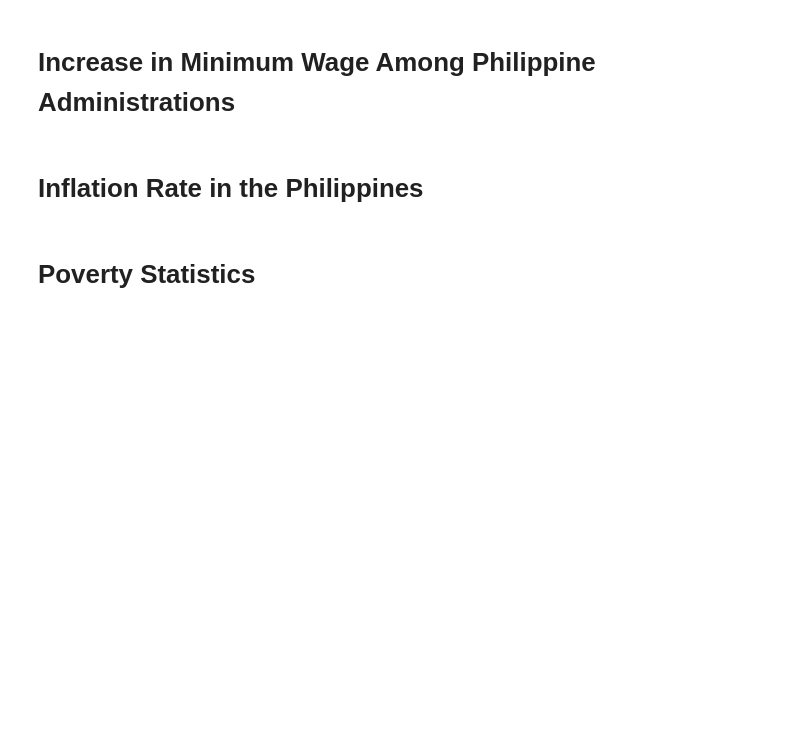
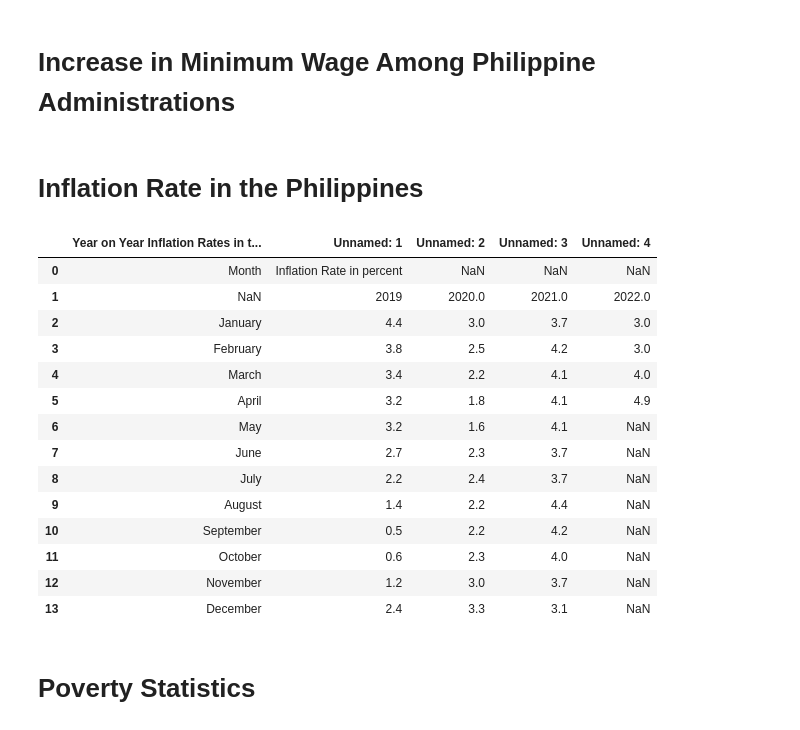
Before and after one commit to kryzlerahne/IT3205_FilipinoDataAlliance, a Jupyter notebook: Codes/The_Future_Pay_Visualizations.ipynb, the cells around one changed output. Saved outputs shown, nothing was run; the diff lists cells and outputs as text; code cells hidden in the pictures; blank space fills up the shorter version.

Commit message:
Added Dataset for Inflation Rate

```diff
--- a/Codes/The_Future_Pay_Visualizations.ipynb
+++ b/Codes/The_Future_Pay_Visualizations.ipynb
@@ -132,10 +132,25 @@ display(df.iloc[:, 0:3])
 # %% [markdown]
 # Inflation Rate in the Philippines
 # %%
-url = 'https://raw.githubusercontent.com/kryzlerahne/IT3205_PhilippineDataAlliance/main/Datasets/Statistical%20Tables%20for%20the%20Summary%20Inflation%20Report%20(2018%3D100)%20for%20All%20Income%20CPI%20for%20April%202022_gc7v2.csv'
-#pd.options.display.max_rows = 9999
-#df = pd.read_csv(url)
-#display(df)
+url = 'https://raw.githubusercontent.com/kryzlerahne/IT3205_PhilippineDataAlliance/main/Datasets/Inflation%20Rates%20in%20PH.csv'
+df = pd.read_csv(url)
+display(df)
+# %% [output]
+|  | Year on Year Inflation Rates in t... | Unnamed: 1 | Unnamed: 2 | Unnamed: 3 | Unnamed: 4 |
+| 0 | Month | Inflation Rate in percent | NaN | NaN | NaN |
+| 1 | NaN | 2019 | 2020.0 | 2021.0 | 2022.0 |
+| 2 | January | 4.4 | 3.0 | 3.7 | 3.0 |
+| 3 | February | 3.8 | 2.5 | 4.2 | 3.0 |
+| 4 | March | 3.4 | 2.2 | 4.1 | 4.0 |
+| 5 | April | 3.2 | 1.8 | 4.1 | 4.9 |
+| 6 | May | 3.2 | 1.6 | 4.1 | NaN |
+| 7 | June | 2.7 | 2.3 | 3.7 | NaN |
+| 8 | July | 2.2 | 2.4 | 3.7 | NaN |
+| 9 | August | 1.4 | 2.2 | 4.4 | NaN |
+| 10 | September | 0.5 | 2.2 | 4.2 | NaN |
+| 11 | October | 0.6 | 2.3 | 4.0 | NaN |
+| 12 | November | 1.2 | 3.0 | 3.7 | NaN |
+| 13 | December | 2.4 | 3.3 | 3.1 | NaN |
 # %% [markdown]
 # Poverty Statistics
 # %% [markdown]
```
